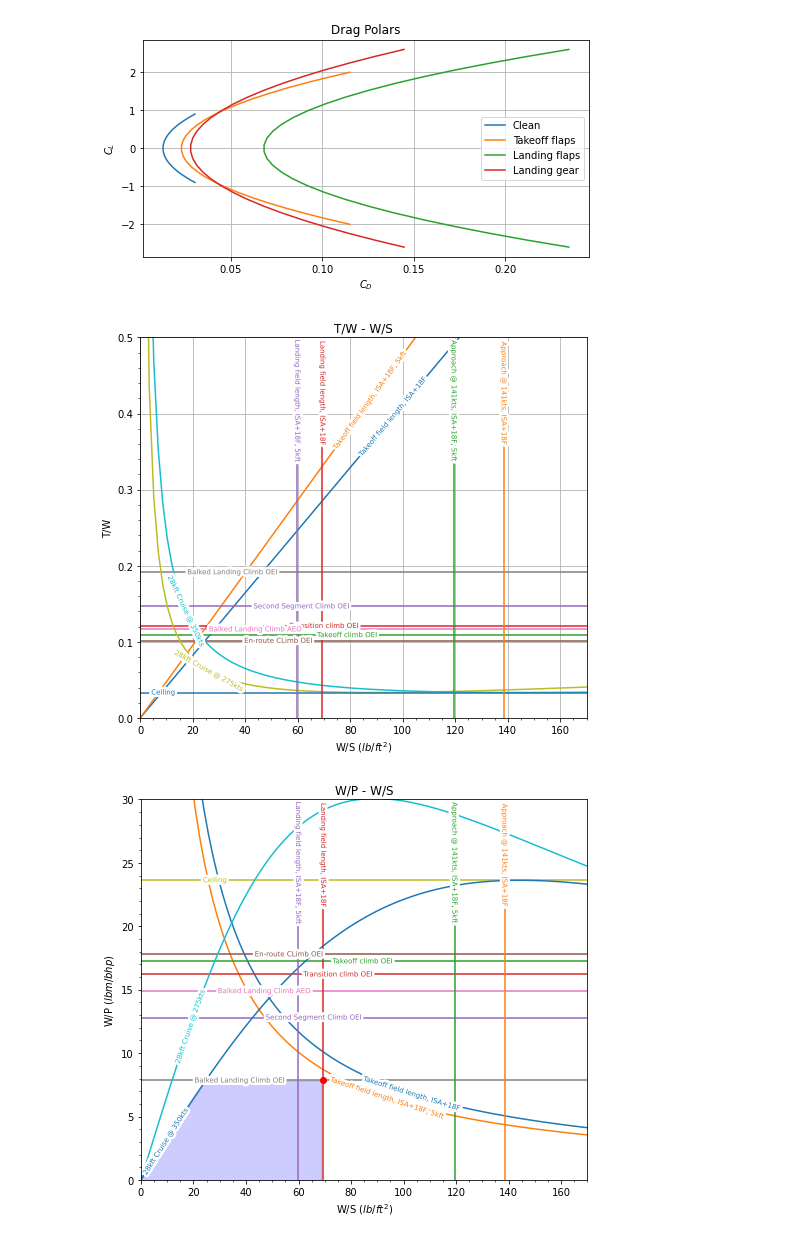
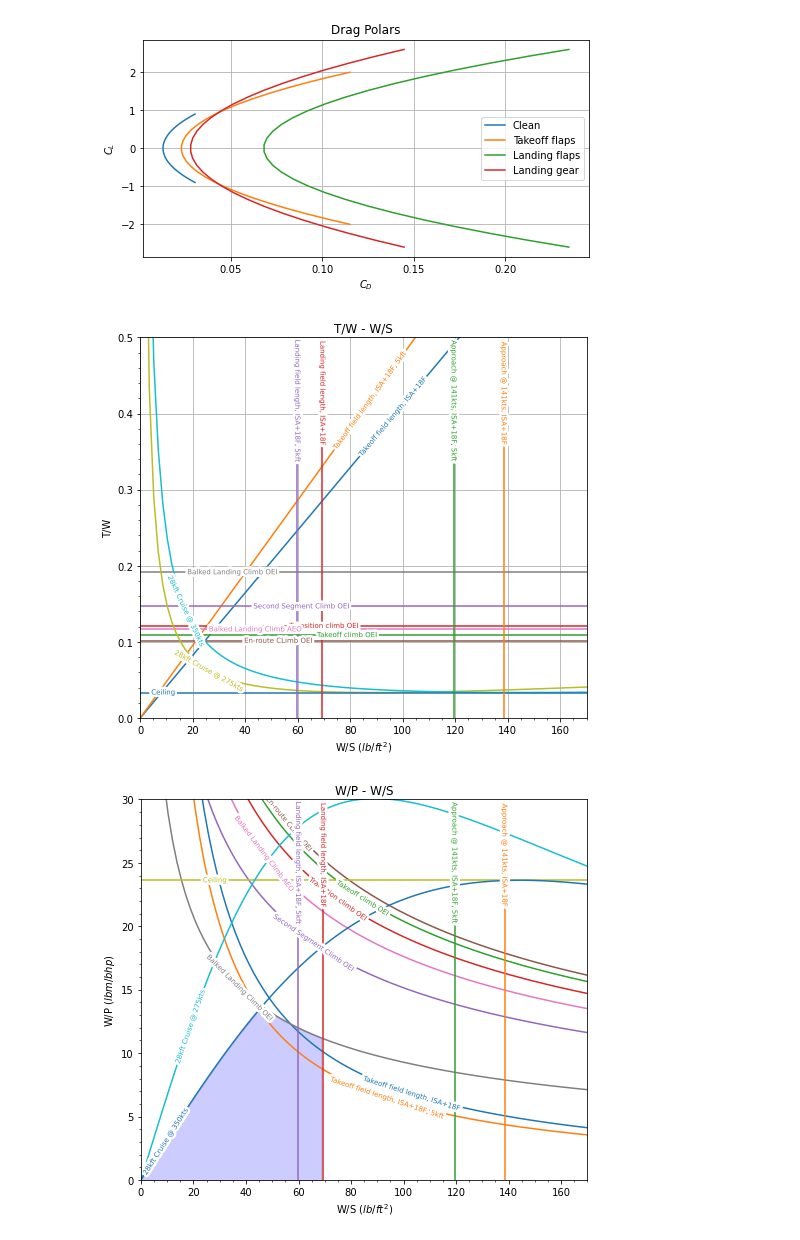
Before and after one commit to jucobee/START, a Jupyter notebook: A3/PreliminarySizing.ipynb, the cells around one changed output. Saved outputs shown, nothing was run; the diff lists cells and outputs as text; code cells hidden in the pictures.

```diff
--- a/A3/PreliminarySizing.ipynb
+++ b/A3/PreliminarySizing.ipynb
@@ -110,6 +110,7 @@ V_so = V_a/1.3
 def tw_climb(n_engines,n_engines_max,k_s,e_v,CL_max,CD_0,G,N):
     return ((n_engines_max/n_engines)*((((k_s**2)/CL_max)*(CD_0))+(CL_max/((k_s**2)*np.pi*e_v*AR))+G))*np.ones(N)
 
+CL_max_L = 3.3
 # TO climb
 n_engines_max = 2
 n_engines = 1
@@ -117,6 +118,7 @@ k_s_TO = 1.2
 G_TO = 0.012
 e_TO = 0.75
 c_lmax_TO = 2.1
+V_so = np.sqrt((2*ws) / (rho_SL * CL_max_L))
 CD_0_TO = c_do
 tw_climb_TO = tw_climb(n_engines,n_engines_max,k_s_TO,e_TO,c_lmax_TO,CD_0_TO,G_TO,N)
 wp_climb_TO = 550*eta_p_climb/(tw_climb_TO*V_so*k_s_TO)
@@ -128,6 +130,7 @@ k_s_TC = 1.15
 G_TC = 0
 e_TC = 0.75
 c_lmax_TC = 2.1
+V_so = np.sqrt((2*ws) / (rho_SL * CL_max_L))
 CD_0_TC = c_do + delta_cdo[1] + delta_cdo[3]
 tw_climb_TC = tw_climb(n_engines,n_engines_max,k_s_TC,e_TC,c_lmax_TC,CD_0_TC,G_TC,N)
 wp_climb_TC = 550*eta_p_climb/(tw_climb_TC*V_so*k_s_TC)
@@ -139,6 +142,7 @@ k_s_SSC = 1.2
 G_SSC = 0.024
 e_SSC = 0.75
 c_lmax_SSC = 2.1
+V_so = np.sqrt((2*ws) / (rho_SL * CL_max_L))
 CD_0_SSC = c_do + delta_cdo[1]
 tw_climb_SSC = tw_climb(n_engines,n_engines_max,k_s_SSC,e_SSC,c_lmax_SSC,CD_0_SSC,G_SSC,N)
 wp_climb_SSC = 550*eta_p_climb/(tw_climb_SSC*V_so*k_s_SSC)
@@ -150,6 +154,7 @@ k_s_ERC = 1.25
 G_ERC = 0.012
 e_ERC = 0.75
 c_lmax_ERC = 1.9
+V_so = np.sqrt((2*ws) / (rho_SL * CL_max_L))
 CD_0_ERC = c_do
 tw_climb_ERC = tw_climb(n_engines,n_engines_max,k_s_ERC,e_ERC,c_lmax_ERC,CD_0_ERC,G_ERC,N)
 wp_climb_ERC = 550*eta_p_climb/(tw_climb_ERC*V_so*k_s_ERC)
@@ -161,6 +166,7 @@ k_s_BLC_AEO = 1.3
 G_BLC = 0.032
 e_BLC = 0.75
 c_lmax_BLC = 3.3
+V_so = np.sqrt((2*ws) / (rho_SL * CL_max_L))
 CD_0_BLC = c_do + delta_cdo[2] + delta_cdo[3]
 tw_climb_BLC_AEO = tw_climb(n_engines,n_engines_max,k_s_BLC_AEO,e_BLC,c_lmax_BLC,CD_0_BLC,G_BLC,N)*Wl_Wto
 wp_climb_BLC_AEO = 550*eta_p_climb/(tw_climb_BLC_AEO*V_so*k_s_BLC_AEO)
@@ -172,6 +178,7 @@ k_s_BLC_OEI = 1.5
 G_BLC = 0.021
 e_BLC = 0.75
 c_lmax_BLC = 3.3*0.85
+V_so = np.sqrt((2*ws) / (rho_SL * CL_max_L))
 CD_0_BLC = c_do +  (delta_cdo[1] +delta_cdo[2])/2 + delta_cdo[3]
 tw_climb_BLC_OEI = tw_climb(n_engines,n_engines_max,k_s_BLC_OEI,e_BLC,c_lmax_BLC,CD_0_BLC,G_BLC,N)*Wl_Wto
 wp_climb_BLC_OEI = 550*eta_p_climb/(tw_climb_BLC_OEI*V_so*k_s_BLC_OEI)
@@ -283,34 +290,34 @@ plt.plot(ws, wp_ceil, label='Ceiling', linestyle='-')
 # plt.plot(ws, wp_maneuver, label='2.5g Maneuver', linestyle='-')
 
 plt.plot(ws, wp_cruise_min, label='28kft Cruise @ 275kts', linestyle='-')
 plt.plot(ws, wp_cruise_target, label='28kft Cruise @ 350kts', linestyle='-')
 
 plt.plot(ws_approach_SLp18[int(N/7):], np.flip(wp)[int(N/7):], label='Approach @ 141kts, ISA+18F', linestyle='-')
 plt.plot(ws_approach_p18_5kft[int(N/6):], np.flip(wp)[int(N/6):], label='Approach @ 141kts, ISA+18F, 5kft', linestyle='-')
 plt.plot(ws_landing_SLp18[int(N/7):], np.flip(wp)[int(N/7):], label='Landing field length, ISA+18F', linestyle='-')
 plt.plot(ws_landing_p18_5kft[int(N/6):], np.flip(wp)[int(N/6):], label='Landing field length, ISA+18F, 5kft', linestyle='-')
 
 # plt.plot(ws, tw_climb, label='Takeoff climb', linestyle='-')
 
 plt.ylim(0, 30), plt.xlim(0, 170)
 # plt.grid()
 plt.minorticks_on()
 labelLines(plt.gca().get_lines(), zorder=2.5,fontsize = 7,xvals=(0,150))
 plt.scatter(ws_landing_SLp18[0],wp_climb_BLC_OEI[0], zorder=5,color='red',label='Design Point')
 
 
 plt.fill_between(
         x= ws,
         y1= np.minimum(wp_cruise_target,wp_climb_BLC_OEI),
         where= (0 < ws)&(ws <= ws_landing_SLp18[0]),
         color= "b",
         alpha= 0.2)
 
 plt.savefig('A3fig/WP_Plot.svg')
 plt.show()
 # %% [output]
 [figure]
-[figure, old version]
+[figure, new version]
 # %%
 print('Sized Wing Area: {:.3f}ft2, Sized Power: {:.3f}bhp'.format(w_to/ws_landing_SLp18[0], w_to/wp_climb_BLC_OEI[0]))
 
```
Also changed, not shown: parts of 3 cells of this notebook, 3 other files.
